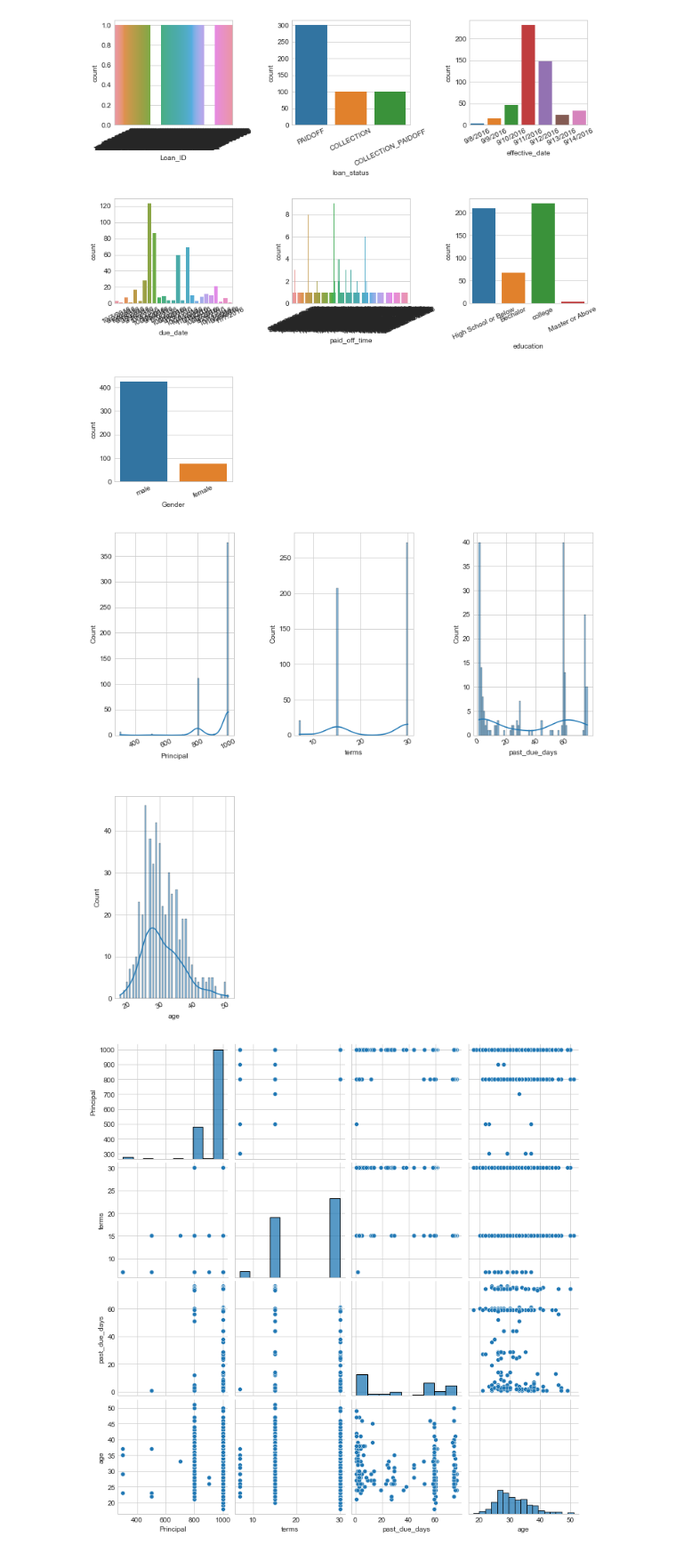
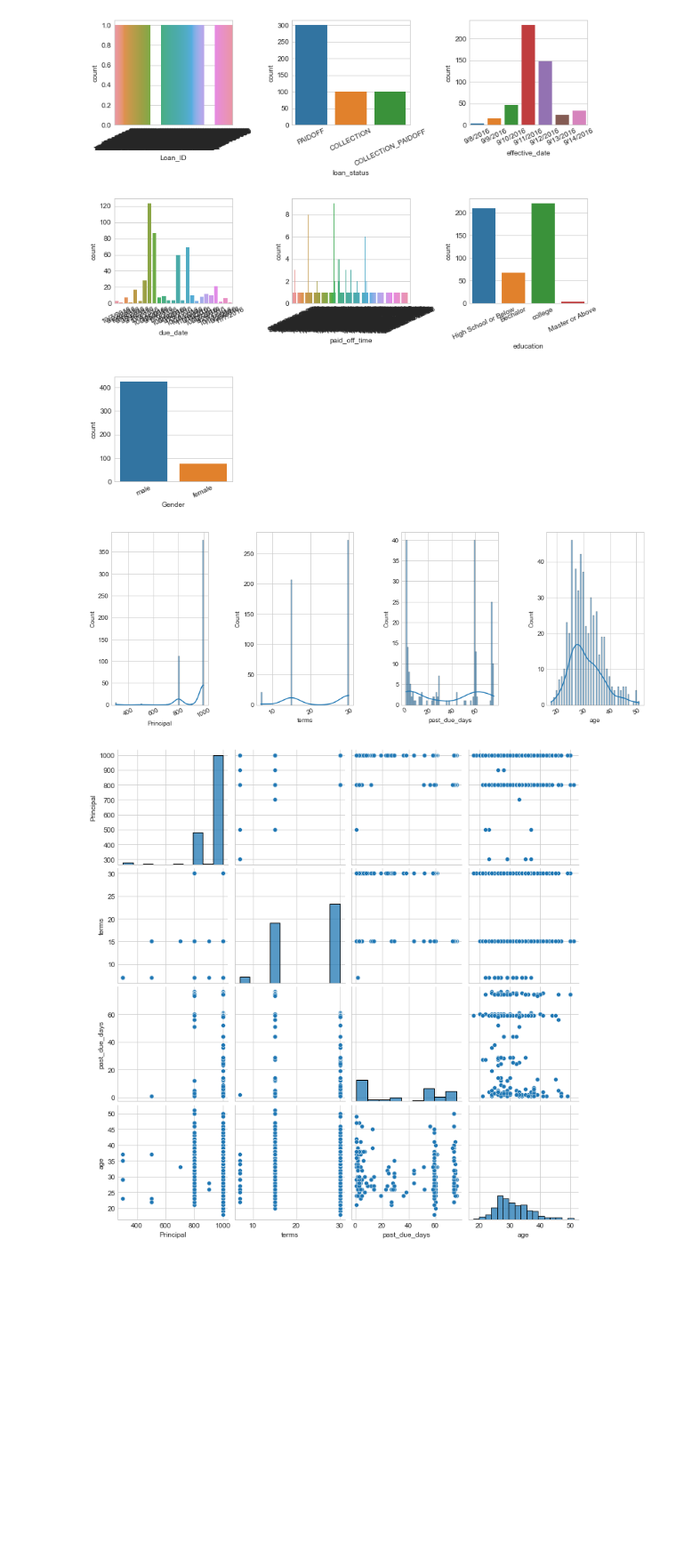
Before and after one commit to djosifovski/Loan-Prediction, a Jupyter notebook: Loan-Prediction.ipynb, the cells around one changed output. Shown: that part at 89% size. Cells and saved outputs as stored; diff of their text form; code cells hidden in the pictures; blank space fills up the shorter version.

```diff
--- a/Loan-Prediction.ipynb
+++ b/Loan-Prediction.ipynb
@@ -169,16 +191,16 @@ for i, column in enumerate(df.select_dtypes('object').columns):
 # %% [output]
 [figure]
 # %%
-cols = 3
-rows = int(np.ceil(df.select_dtypes(np.number).shape[1] / 3)) # number of rows must be a positive integer, not float
-f = plt.figure(figsize=(12,12))
+cols = 4
+rows = 1
+f = plt.figure(figsize=(15,5))
 f.subplots_adjust(left=None, bottom=None, right=None, top=None, wspace=0.5, hspace=0.3)
 for i, column in enumerate(df.select_dtypes(np.number).columns):
     ax = f.add_subplot(rows, cols, i+1)
     sns.histplot(df, x=df[column], kde=True, bins=70)
     plt.xticks(rotation=25)
 # %% [output]
-[figure, old version]
+[figure, new version]
 # %%
 sns.pairplot(df)
 plt.show()
```
Also changed, not shown: parts of 12 cells of this notebook.
